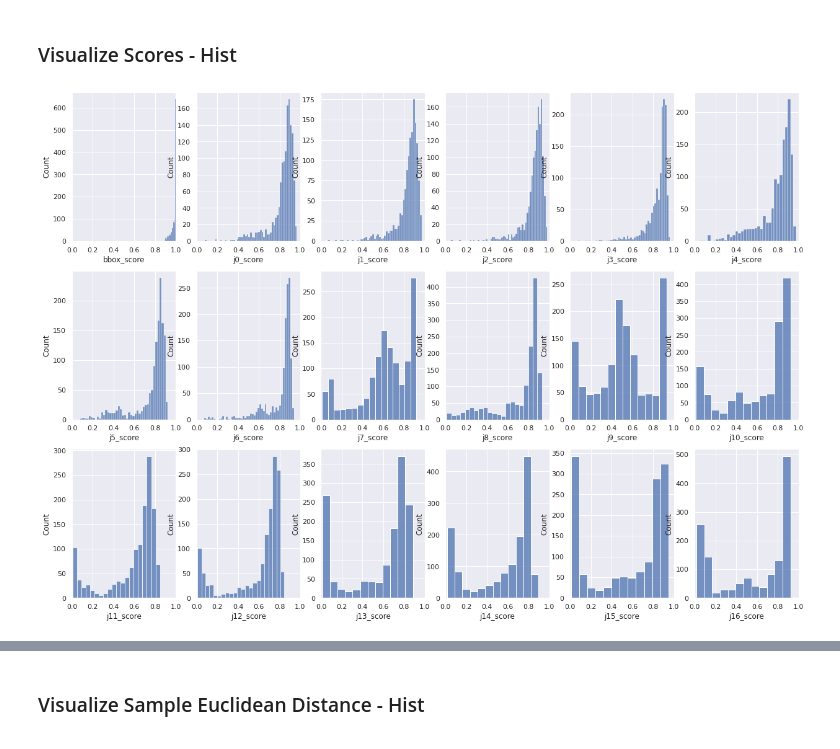
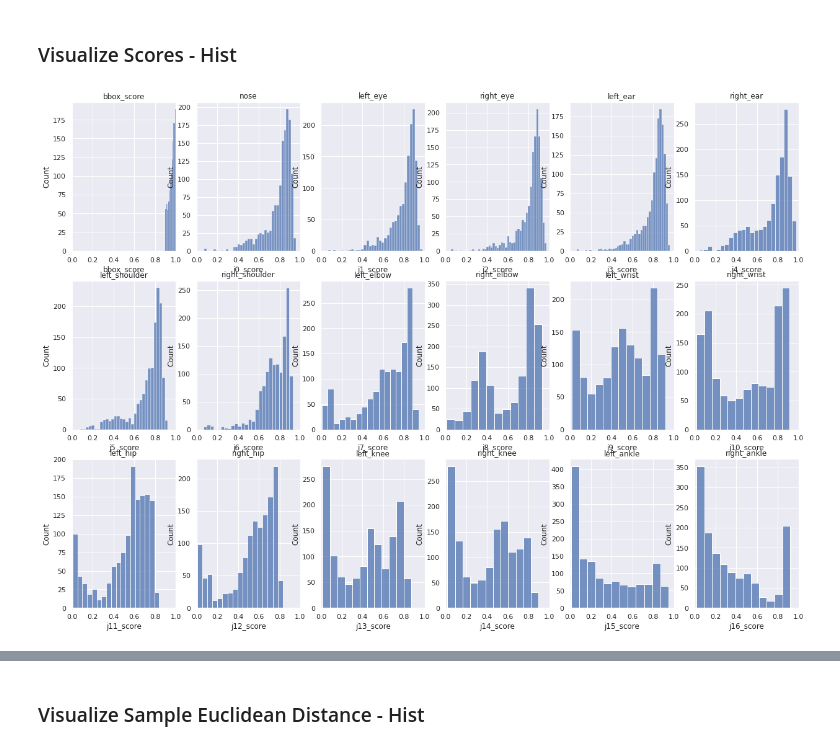
Before and after one commit to diwgan32/mmpose, a Jupyter notebook: TuMeke_Testing_Framework.ipynb, the cells around one changed output, grey strips where cells are left out. Drawn from its saved outputs; the diff is of its cells as text; code cells hidden in the pictures.

```diff
--- a/TuMeke_Testing_Framework.ipynb
+++ b/TuMeke_Testing_Framework.ipynb
@@ -160,0 +173,16 @@ raw_data[1]
+# %%
+r_shoulder_i = joint_order.index('right_shoulder')
+r_elbow_i = joint_order.index('right_elbow')
+r_hip_i= joint_order.index('right_hip')
+l_shoulder_i = joint_order.index('left_shoulder')
+l_elbow_i = joint_order.index('left_elbow')
+l_hip_i = joint_order.index('left_hip')
+
+for subject in raw_data[906]:
+    print(subject)
+    keypoint_array = subject['keypoints']
+    r_se_ed = euclidean_dist(keypoint_array[r_shoulder_i], keypoint_array[r_elbow_i])
+    r_sh_ed = euclidean_dist(keypoint_array[r_shoulder_i], keypoint_array[r_hip_i])
+    l_se_ed = euclidean_dist(keypoint_array[l_shoulder_i], keypoint_array[l_elbow_i])
+    l_sh_ed = euclidean_dist(keypoint_array[l_shoulder_i], keypoint_array[l_hip_i])
+    print(np.array([r_se_ed, r_sh_ed, l_se_ed, l_sh_ed]).mean())
@@ -292,21 +403,25 @@ pd.DataFrame(df[score_column_names].median()).T
 # %%
 import matplotlib.pyplot as plt
 import seaborn as sns
 plt.show()
 sns.set(rc={'figure.figsize':(21,15)})
 
 import matplotlib.pyplot as plt
 n_rows=3
 n_cols=6
 # Create the subplots
 fig, axes = plt.subplots(nrows=n_rows, ncols=n_cols)
 
 # Set x axis limit (keep all charts on same axis)
 for row in axes:
     for chart in row:
         chart.set_xlim(0,1)
 
 for i, column in enumerate(df[score_column_names].columns):
-    sns.histplot(df[column],ax=axes[i//n_cols,i%n_cols])
+    ax = sns.histplot(df[column],ax=axes[i//n_cols,i%n_cols])
+    if column == 'bbox_score':
+        ax.set_title('bbox_score')
+    else:
+        ax.set_title(joint_order[i-1]) # Currently has bbox as well, so need to offset title
 # %% [output]
-[figure, old version]
+[figure, new version]
```
Also changed, not shown: parts of 33 cells of this notebook.
